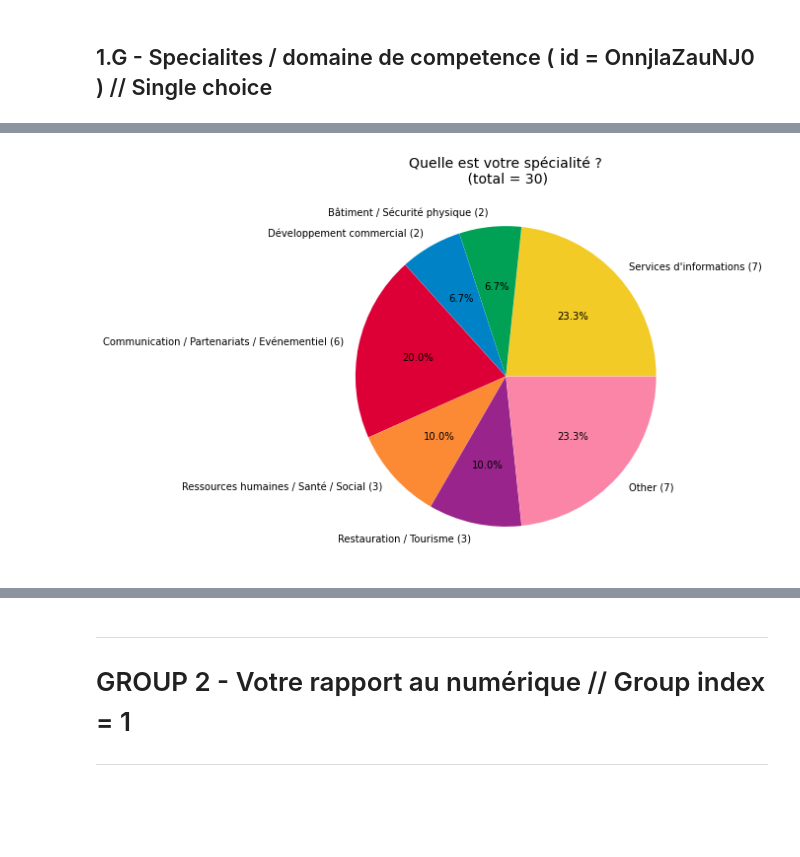
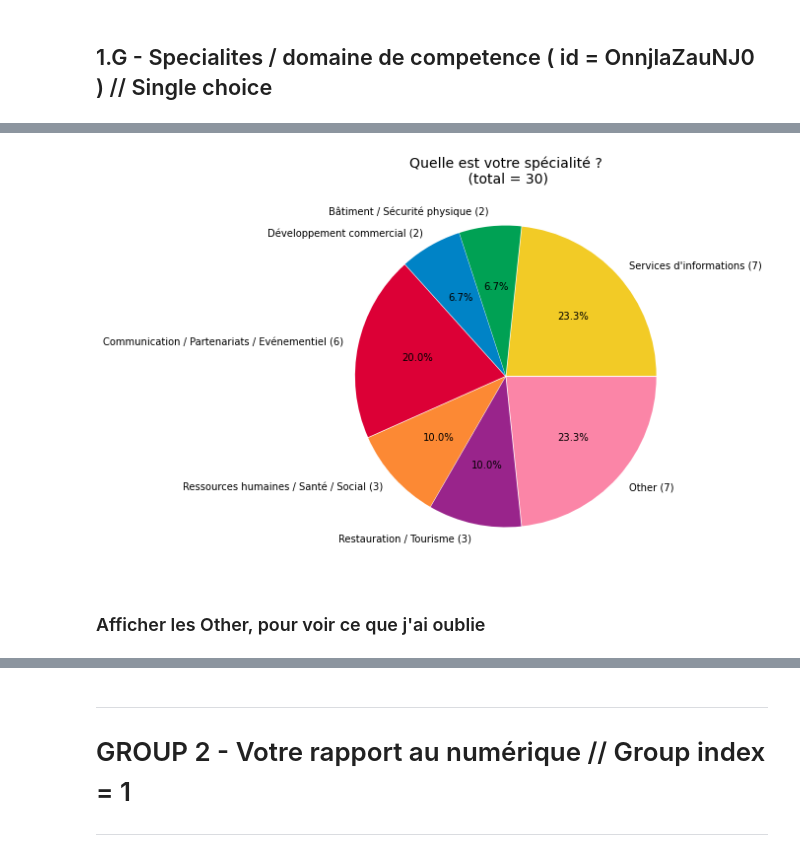
Before and after one commit to MaximoRose/QA_AnalyseResTypeForm, a Jupyter notebook: OpportuniteGP/OpportuniteGP.ipynb, the cells around one changed output, grey strips where cells are left out. Drawn from its saved outputs; the diff is of its cells as text; code cells hidden in the pictures; blank space fills up the shorter version.

```diff
--- a/OpportuniteGP/OpportuniteGP.ipynb
+++ b/OpportuniteGP/OpportuniteGP.ipynb
@@ -369,27 +247,8 @@ POOOOO
 Rappel des specialites possibles :
   ["Services d'informations", 'Budget / Finance / Compta', 'Juridique / Droits', 'Bâtiment / Sécurité physique', 'Développement commercial', 'Communication / Partenariats / Evénementiel', 'Ressources  ...
-# %%
-cln_spec_lb, cln_spec_votes = mbr.clean_lists_for_cheesepie(labels=spec_lbls, values=spec_dtfs)
-
-nb_valid_resp = 0
-for i in range(len(spec_dtfs)) :
-    nb_valid_resp += spec_dtfs[i].shape[0]
-
-
-#GRAPH SET UP
-#------------
-# Ajouter le nombre de respondants correspondant au label
-for i in range(len(cln_spec_lb)) :
-    cln_spec_lb[i] += ' ('+str(cln_spec_votes[i])+')'
-
-# Set explode paramater based on favarite value
-# Cree un tuple de la taille du nombre "clean" de labels de valeur egale a l'eclatement favoris
-explode = (pie_fav_eclat/4,)*len(cln_spec_lb)
-
-# show plot
-fig = plt.figure(figsize =(10, 7))
-plt.pie(cln_spec_votes, labels = cln_spec_lb, autopct='%1.1f%%', colors=myfavcolors, explode = explode)
-plt.title(qScpecialite +'\n (total = '+ str(nb_valid_resp) +')', size = pie_titlesize)
-plt.show()
-# %% [output]
-[figure, removed]
+# %%
+myfig.plot_mbr_camembert(qtitle = qScpecialite, list_labels = spec_lbls, list_dtfs = spec_dtfs)
+# %% [output]
+[figure, added]
+# %% [markdown]
+### Afficher les Other, pour voir ce que j'ai oublie
```
Also changed, not shown: parts of 120 cells of this notebook, 3 other files.
